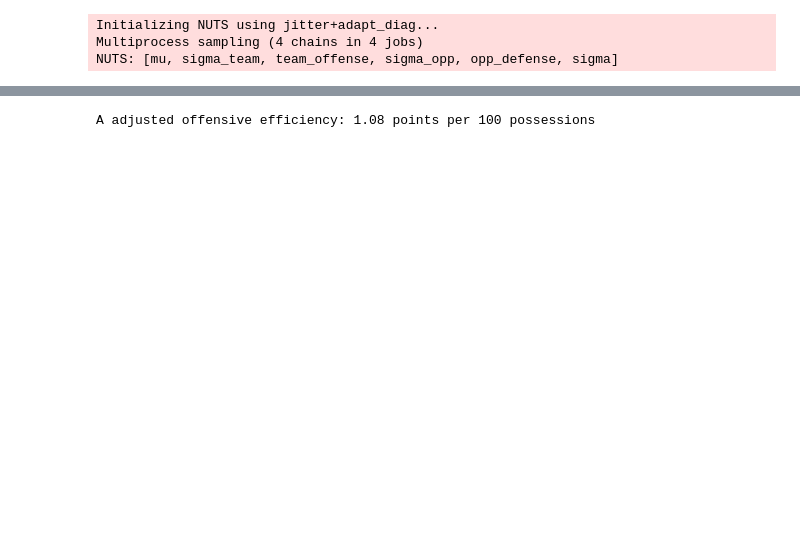
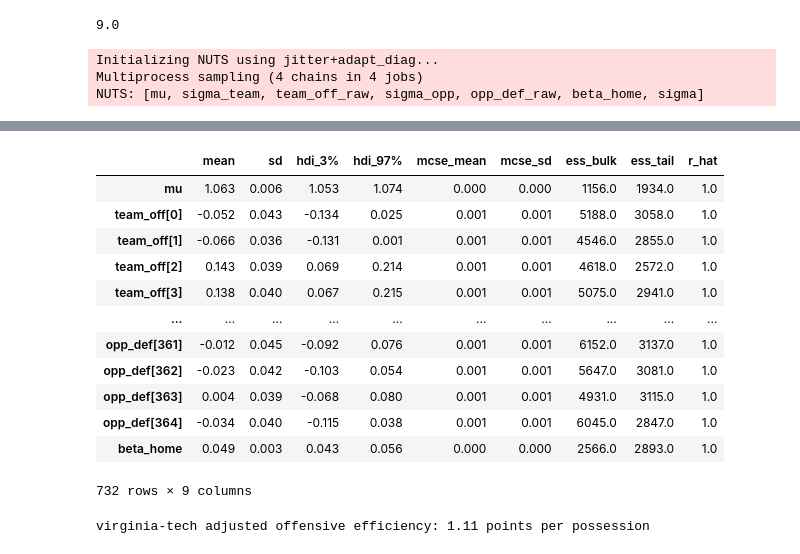
Before and after one commit to ryan-webster-vt/webstar, a Jupyter notebook: model/build_model.ipynb, the cells around one changed output, grey strips where cells are left out. Cells and saved outputs as stored; diff of their text form; code cells hidden in the pictures; blank space fills up the shorter version.

```diff
--- a/model/build_model.ipynb
+++ b/model/build_model.ipynb
@@ -13,3 +9,10 @@ WARNING (pytensor.configdefaults): g++ not detected!  PyTensor will be unable to
+# %%
+import pytensor.tensor as pt
+x = pt.scalar('x')
+f = pytensor.function([x], x**2)
+print(f(3))
+# %% [output]
+9.0
 # %%
 df = pd.read_csv('data/master_df.csv')
 
@@ -20,33 +28,58 @@ teams = df['team'].unique()
 team_idx = df['team'].apply(lambda x: np.where(teams == x)[0][0])
 opponents = df['opponent'].unique()
 opp_idx = df['opponent'].apply(lambda x: np.where(opponents == x)[0][0])
+
+conditions = [
+    df['home'] == True,
+    df['away'] == True,
+    df['neutral'] == True
+]
+
+choices = [1, -1, 0]
+
+df['location'] = np.select(conditions, choices, default=0)
 # %%
+import pymc as pm
+import arviz as az
+import numpy as np
+
 with pm.Model() as model:
-    # League average PPP (fixed effect)
+
+    # League average PPP
     mu = pm.Normal('mu', mu=1, sigma=0.5)
 
-    # Random effects for teams (offense)
-    sigma_team = pm.HalfNormal('sigma_team', sigma=0.5)
-    team_offense = pm.Normal('team_offense', mu=0, sigma=sigma_team, shape=len(teams))
+    # Team random effects (offense)
+    sigma_team = pm.HalfNormal('sigma_team', sigma=1.0)
+    team_off_raw = pm.Normal('team_off_raw', mu=0, sigma=1, shape=len(teams))
+    team_off = pm.Deterministic('team_off', sigma_team * (team_off_raw))
 
-    # Random effects for opponents (defense)
-    sigma_opp = pm.HalfNormal('sigma_opp', sigma=0.5)
-    opp_defense = pm.Normal('opp_defense', mu=0, sigma=sigma_opp, shape=len(opponents))
+    # Opponent random effects (defense)
+    sigma_opp = pm.HalfNormal('sigma_opp', sigma=1.0)
+    opp_def_raw = pm.Normal('opp_def_raw', mu=0, sigma=1, shape=len(opponents))
+    opp_def = pm.Deterministic('opp_def', sigma_opp * (opp_def_raw))
 
-    # Expected PPP
-    ppp_hat = mu + team_offense[team_idx] - opp_defense[opp_idx]
+    # Home-court effect
+    beta_home = pm.Normal('beta_home', mu=0, sigma=0.02)
+
+    # Expected PPP for each game
+    ppp_hat = (
+        mu
+        + team_off[team_idx]             # offense of team
+        - opp_def[opp_idx]               # defense of opponent
+        + beta_home * df['location']         # home-court
+    )
 
     # Likelihood
     sigma = pm.HalfNormal('sigma', sigma=0.1)
     y = pm.Normal('y', mu=ppp_hat, sigma=sigma, observed=df['ppp_off_team'])
 
     # Sample posterior
-    trace = pm.sample(1000, tune=500, target_accept=0.9, progressbar = True)
+    trace = pm.sample(1000, tune=500, target_accept=0.9, progressbar=True)
 
 # Examine results
-az.summary(trace, var_names=['mu', 'team_offense', 'opp_defense'])
+az.summary(trace, var_names=["mu", "team_off", "opp_def", "beta_home"])
 # %% [output]
 Initializing NUTS using jitter+adapt_diag...
 Multiprocess sampling (4 chains in 4 jobs)
-NUTS: [mu, sigma_team, team_offense, sigma_opp, opp_defense, sigma]
+NUTS: [mu, sigma_team, team_off_raw, sigma_opp, opp_def_raw, beta_home, sigma]
 [interactive output not drawn]
@@ -53 +88,14 @@ NUTS: [mu, sigma_team, team_offense, sigma_opp, opp_defense, sigma]
+|  | mean | sd | hdi_3% | hdi_97% | mcse_mean | mcse_sd | ess_bulk | ess_tail | r_hat |
+| mu | 1.063 | 0.006 | 1.053 | 1.074 | 0.000 | 0.000 | 1156.0 | 1934.0 | 1.0 |
+| team_off[0] | -0.052 | 0.043 | -0.134 | 0.025 | 0.001 | 0.001 | 5188.0 | 3058.0 | 1.0 |
+| team_off[1] | -0.066 | 0.036 | -0.131 | 0.001 | 0.001 | 0.001 | 4546.0 | 2855.0 | 1.0 |
+| team_off[2] | 0.143 | 0.039 | 0.069 | 0.214 | 0.001 | 0.001 | 4618.0 | 2572.0 | 1.0 |
+| team_off[3] | 0.138 | 0.040 | 0.067 | 0.215 | 0.001 | 0.001 | 5075.0 | 2941.0 | 1.0 |
+| ... | ... | ... | ... | ... | ... | ... | ... | ... | ... |
+| opp_def[361] | -0.012 | 0.045 | -0.092 | 0.076 | 0.001 | 0.001 | 6152.0 | 3137.0 | 1.0 |
+| opp_def[362] | -0.023 | 0.042 | -0.103 | 0.054 | 0.001 | 0.001 | 5647.0 | 3081.0 | 1.0 |
+| opp_def[363] | 0.004 | 0.039 | -0.068 | 0.080 | 0.001 | 0.001 | 4931.0 | 3115.0 | 1.0 |
+| opp_def[364] | -0.034 | 0.040 | -0.115 | 0.038 | 0.001 | 0.001 | 6045.0 | 2847.0 | 1.0 |
+| beta_home | 0.049 | 0.003 | 0.043 | 0.056 | 0.000 | 0.000 | 2566.0 | 2893.0 | 1.0 |
+732 rows × 9 columns
 # %%
@@ -55,9 +103,9 @@ teams = data['Team'].unique()
 # %%
 team_idx_map = {team: i for i, team in enumerate(teams)}
-team_name = "A"  # example
+team_name = "virginia-tech"  # example
 
 # Posterior samples for team offense
-off_samples = trace.posterior['team_offense'].sel(team_offense_dim_0=team_idx_map[team_name])
+off_samples = trace.posterior['team_off'].sel(team_off_dim_0=team_idx_map[team_name])
 
 # Posterior mean (expected rating)
 off_mean = off_samples.mean().item()
@@ -68,6 +116,6 @@ adj_off_eff = (mu_mean + off_mean)
 
 print(f"{team_name} adjusted offensive efficiency: {adj_off_eff:.2f} points per possession")
 # %% [output]
-A adjusted offensive efficiency: 1.08 points per 100 possessions
+virginia-tech adjusted offensive efficiency: 1.11 points per possession
 # %%
 # Suppose opponents are listed in 'Opponent' variable
```
Also changed, not shown: parts of 14 cells of this notebook, 3 other files.
